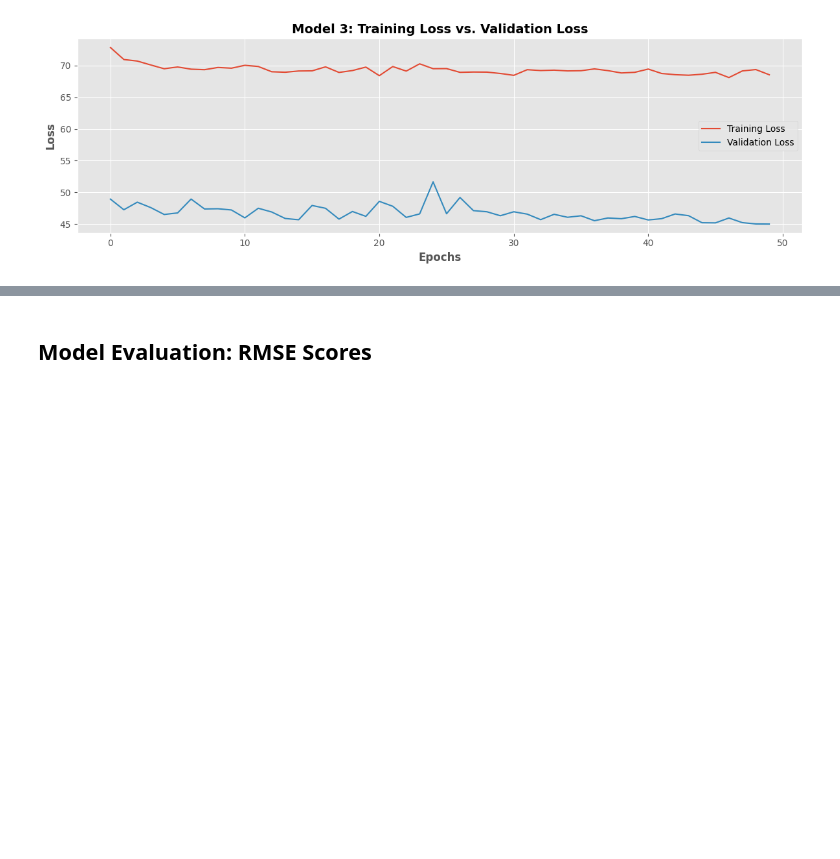
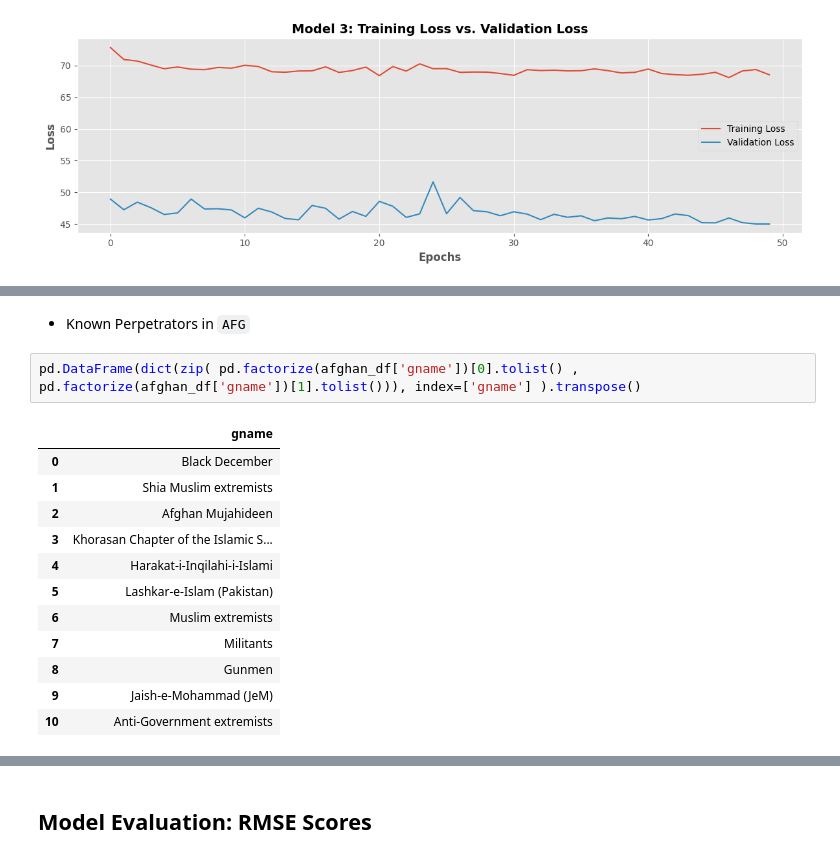
Before and after one commit to OdinProjectI/ODIN, a Jupyter notebook: WarInAfghanistan2001_2006.ipynb, the cells around one changed output, grey strips where cells are left out. Saved outputs shown, nothing was run; the diff lists cells and outputs as text; blank space fills up the shorter version.

```diff
--- a/WarInAfghanistan2001_2006.ipynb
+++ b/WarInAfghanistan2001_2006.ipynb
@@ -1000,0 +1009,17 @@ plt.tight_layout()
+# %% [markdown]
+- Known Perpetrators in `AFG`
+# %%
+pd.DataFrame(dict(zip( pd.factorize(afghan_df['gname'])[0].tolist() ,  pd.factorize(afghan_df['gname'])[1].tolist())), index=['gname'] ).transpose()
+# %% [output]
+|  | gname |
+| 0 | Black December |
+| 1 | Shia Muslim extremists |
+| 2 | Afghan Mujahideen |
+| 3 | Khorasan Chapter of the Islamic S... |
+| 4 | Harakat-i-Inqilahi-i-Islami |
+| 5 | Lashkar-e-Islam (Pakistan) |
+| 6 | Muslim extremists |
+| 7 | Militants |
+| 8 | Gunmen |
+| 9 | Jaish-e-Mohammad (JeM) |
+| 10 | Anti-Government extremists |
```
Also changed, not shown: parts of 4 cells of this notebook.
